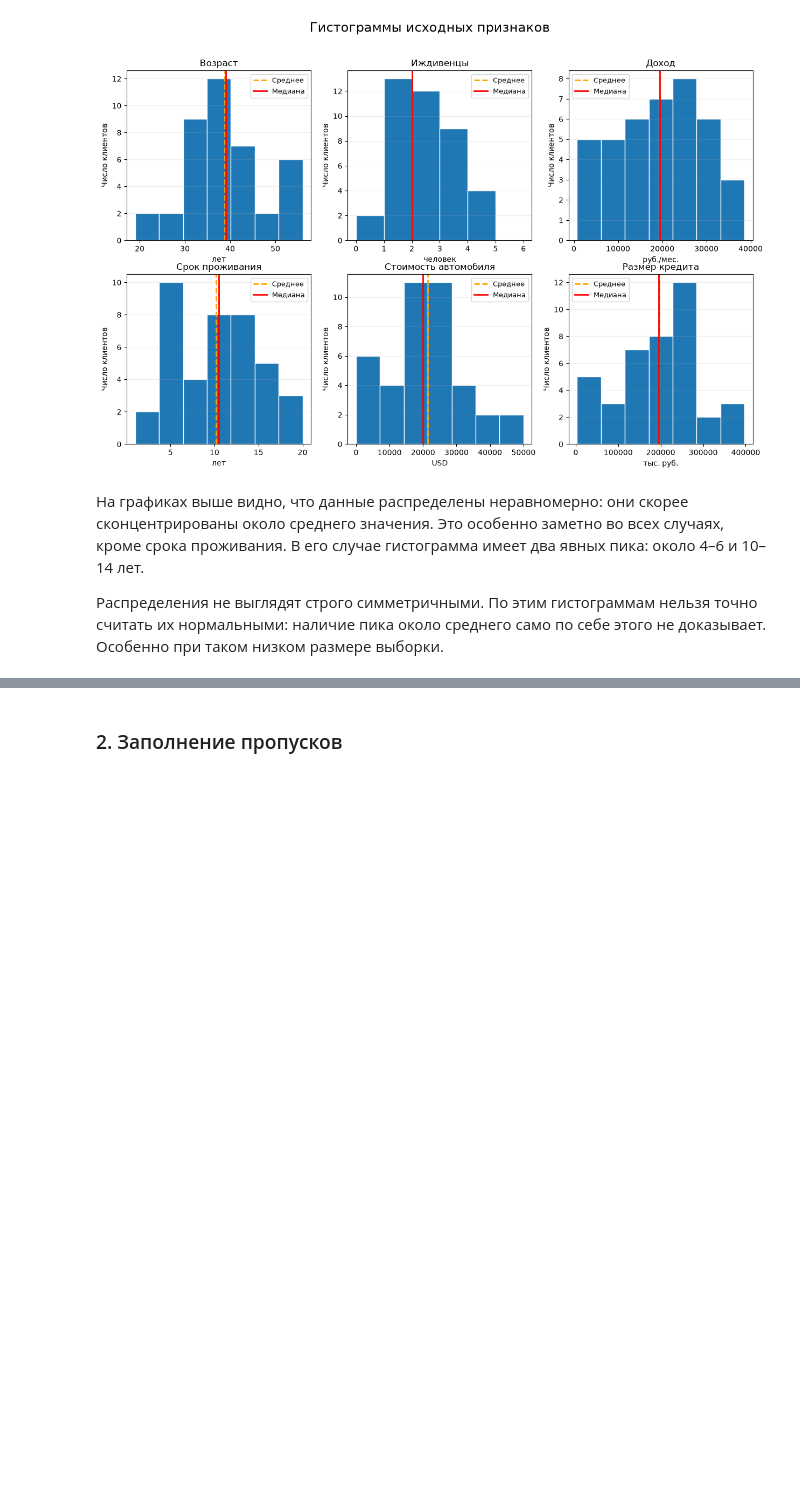
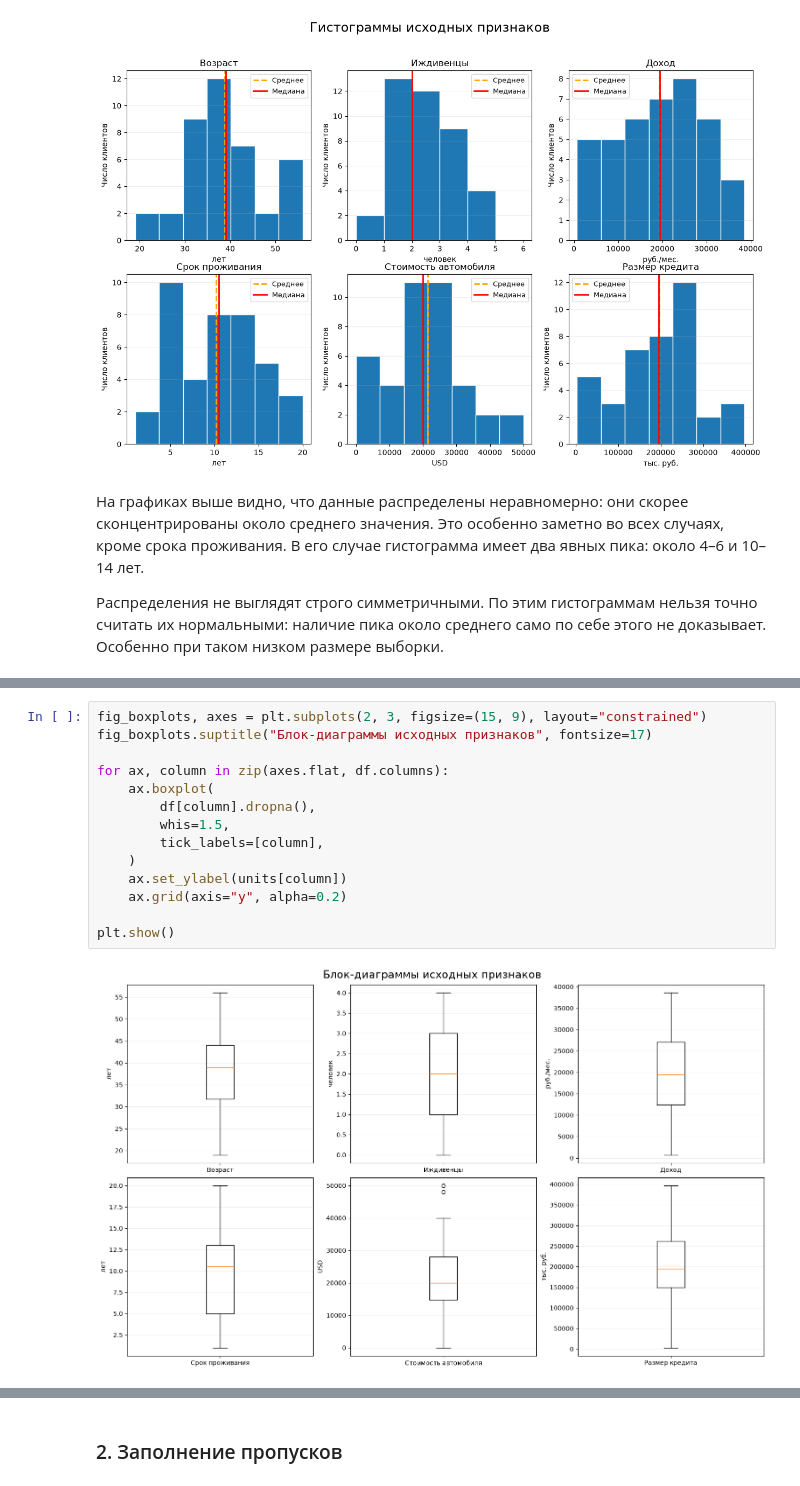
Before and after one commit to conk7/mda, a Jupyter notebook: lab1.ipynb, the cells around one changed output, grey strips where cells are left out. Cells and saved outputs as stored; diff of their text form; blank space fills up the shorter version.

```diff
--- a/lab1.ipynb
+++ b/lab1.ipynb
@@ -111,0 +119,16 @@ plt.show()
+# %%
+fig_boxplots, axes = plt.subplots(2, 3, figsize=(15, 9), layout="constrained")
+fig_boxplots.suptitle("Блок-диаграммы исходных признаков", fontsize=17)
+
+for ax, column in zip(axes.flat, df.columns):
+    ax.boxplot(
+        df[column].dropna(),
+        whis=1.5,
+        tick_labels=[column],
+    )
+    ax.set_ylabel(units[column])
+    ax.grid(axis="y", alpha=0.2)
+
+plt.show()
+# %% [output]
+[figure, added]
```
Also changed, not shown: parts of 4 cells of this notebook.
